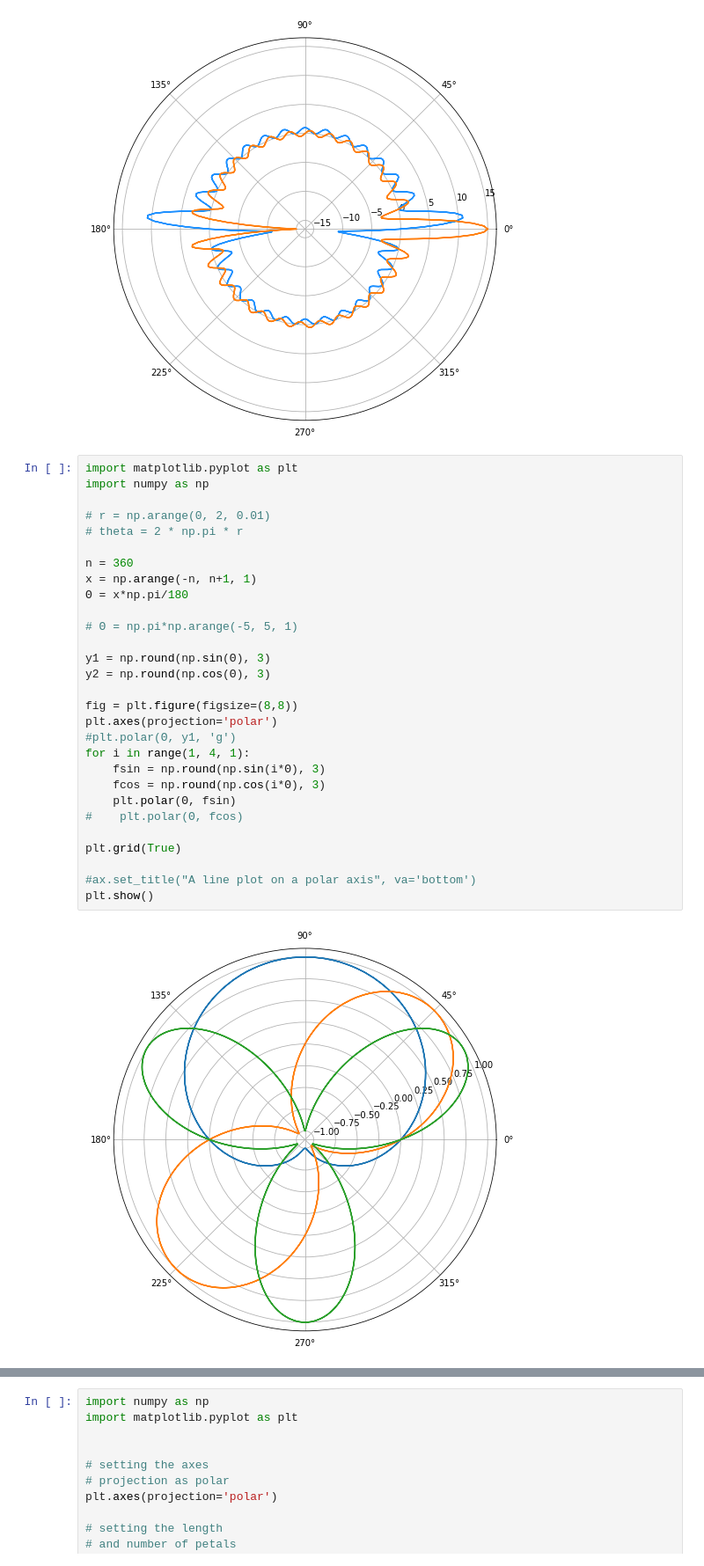
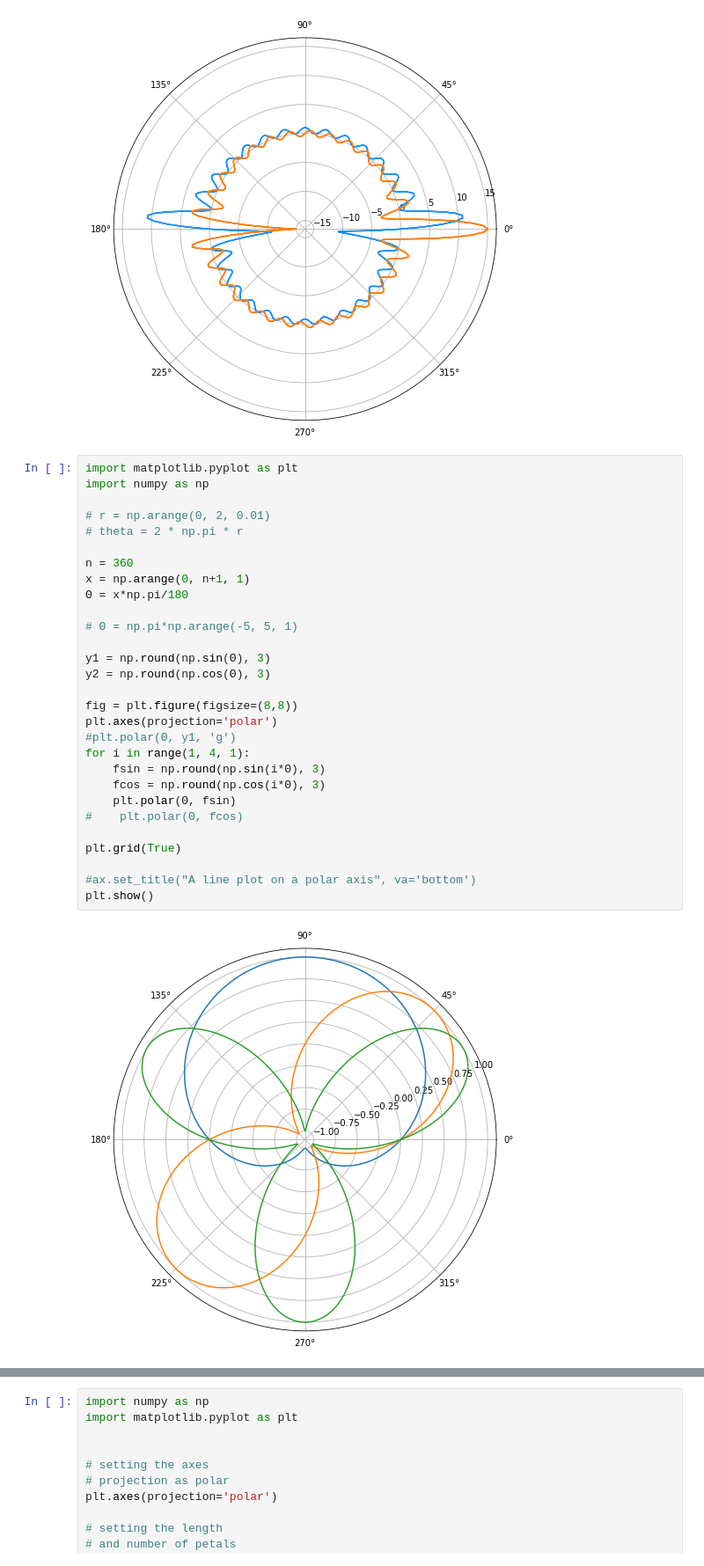
Before and after one commit to sampad95/python_and_jupyter-notebook_scripting, a Jupyter notebook: numpy/Practice.ipynb, the cells around one changed output, grey strips where cells are left out. Shown at 88% size. Cells and saved outputs as stored; diff of their text form.

```diff
--- a/numpy/Practice.ipynb
+++ b/numpy/Practice.ipynb
@@ -99,31 +99,31 @@ plt.show()
 # %%
 import matplotlib.pyplot as plt
 import numpy as np
 
 # r = np.arange(0, 2, 0.01)
 # theta = 2 * np.pi * r
 
 n = 360
-x = np.arange(-n, n+1, 1)
+x = np.arange(0, n+1, 1)
 Θ = x*np.pi/180
 
 # Θ = np.pi*np.arange(-5, 5, 1)
 
 y1 = np.round(np.sin(Θ), 3)
 y2 = np.round(np.cos(Θ), 3)
 
 fig = plt.figure(figsize=(8,8))
 plt.axes(projection='polar')
 #plt.polar(Θ, y1, 'g')
 for i in range(1, 4, 1):
     fsin = np.round(np.sin(i*Θ), 3)
     fcos = np.round(np.cos(i*Θ), 3)
     plt.polar(Θ, fsin)
 #    plt.polar(Θ, fcos)
 
 plt.grid(True)
 
 #ax.set_title("A line plot on a polar axis", va='bottom')
 plt.show()
 # %% [output]
-[figure, old version]
+[figure, new version]
```
Also changed, not shown: parts of 3 cells of this notebook.
